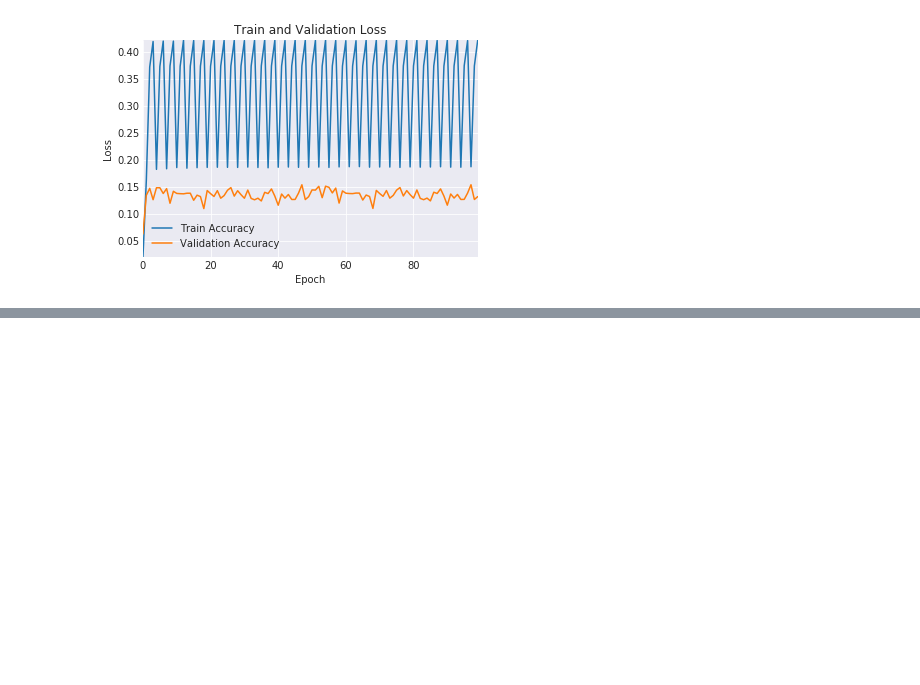
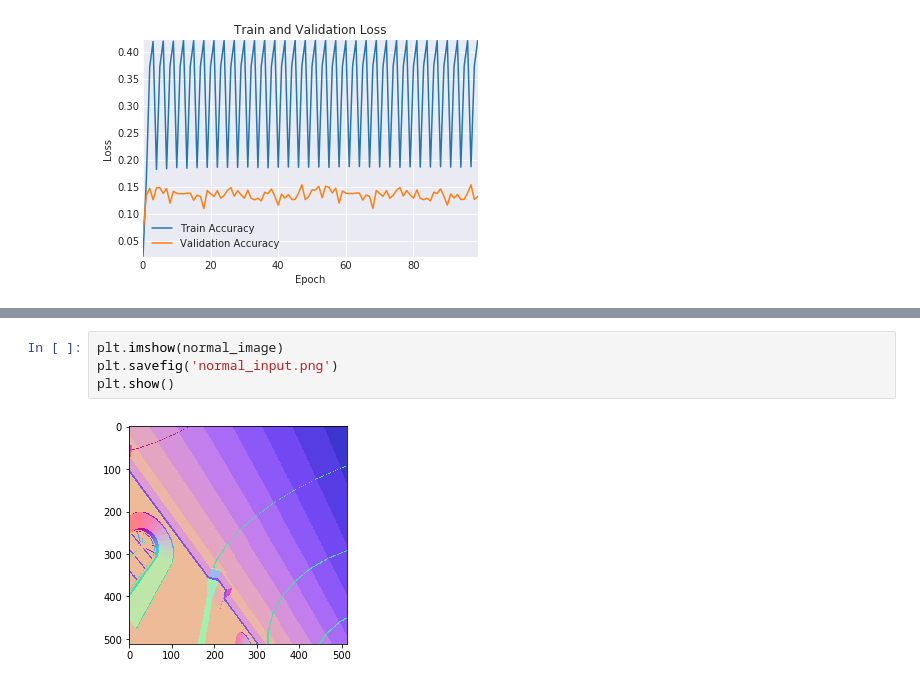
Before and after one commit to marcelsan/DeepShading, a Jupyter notebook: notebooks/Visualizations.ipynb, the cells around one changed output, grey strips where cells are left out. Cells and saved outputs as stored; diff of their text form; blank space fills up the shorter version.

```diff
--- a/notebooks/Visualizations.ipynb
+++ b/notebooks/Visualizations.ipynb
@@ -89,3 +90,9 @@ plt.show()
 [INFO] Data Shape (512, 512, 1)
 (512, 512)
 [figure]
+# %%
+plt.imshow(normal_image)
+plt.savefig('normal_input.png')
+plt.show()
+# %% [output]
+[figure, added]
```
Also changed, not shown: parts of 2 cells of this notebook, 4 other files.
